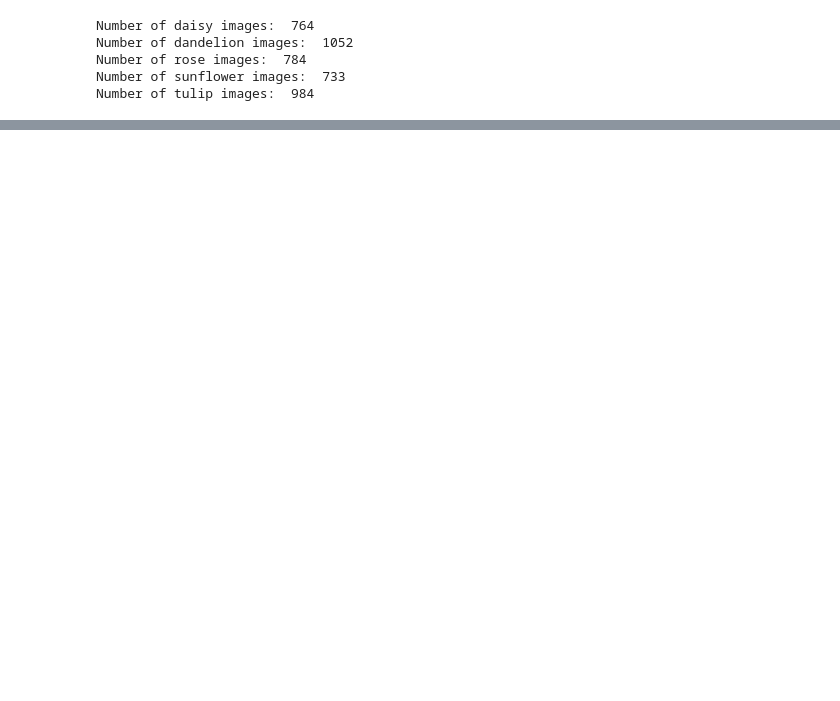
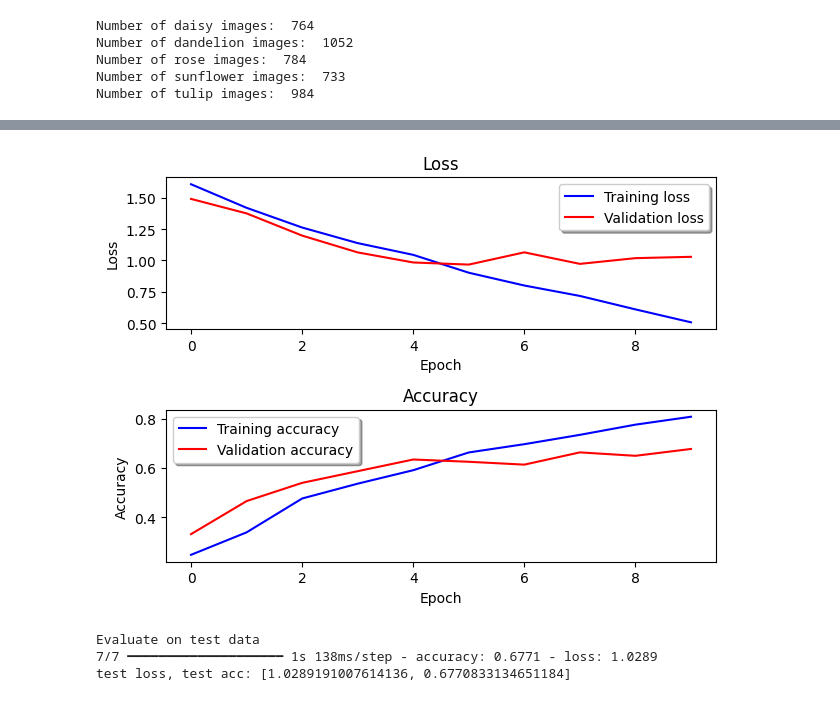
Before and after one commit to Gerryyyyyyyyyyy/ds-practice, a Jupyter notebook: 02-iris/iris_flower.ipynb, the cells around one changed output, grey strips where cells are left out. Drawn from its saved outputs; the diff is of its cells as text; code cells hidden in the pictures; blank space fills up the shorter version.

```diff
--- a/02-iris/iris_flower.ipynb
+++ b/02-iris/iris_flower.ipynb
@@ -36,0 +82,19 @@ Number of tulip images:  984
+# %%
+# Label encoding the target variable (Tulip, Rose, Sunflower, Dandelion, Daisy into 0, 1, 2, 3, 4)
+label_encoder = LabelEncoder()
+Y = label_encoder.fit_transform(Y)
+
+# Convert the labels to categorical format
+Y = to_categorical(Y, num_classes=5)
+
+# Convert the features and labels to numpy arrays
+X = np.array(X)
+X = X / 255.0  # Normalize the pixel values to [0, 1]
+# %%
+# Split the dataset into training and testing sets
+x_train, x_test, y_train, y_test = train_test_split(X, Y, test_size=0.2, random_state=42)
+
+print("x_train shape: ", x_train.shape)
+print("x_test shape: ", x_test.shape)
+print("y_train shape: ", y_train.shape)
+print("y_test shape: ", y_test.shape)
@@ -36,0 +198,31 @@ Number of tulip images:  984
+# %%
+# Plot the loss and accuracy curves for training and validation
+fig, ax = plt.subplots(2, 1)
+
+ax[0].plot(history.history['loss'], color='b', label="Training loss")
+ax[0].plot(history.history['val_loss'], color='r', label="Validation loss")
+ax[0].legend(loc='best', shadow=True)
+ax[0].set_title("Loss")
+ax[0].set_xlabel("Epoch")
+ax[0].set_ylabel("Loss")
+
+ax[1].plot(history.history['accuracy'], color='b', label="Training accuracy")
+ax[1].plot(history.history['val_accuracy'], color='r', label="Validation accuracy")
+ax[1].legend(loc='best', shadow=True)
+ax[1].set_title("Accuracy")
+ax[1].set_xlabel("Epoch")
+ax[1].set_ylabel("Accuracy")
+
+plt.tight_layout()
+plt.show()
+# %% [output]
+[figure, added]
+# %%
+# Evaluate the model on the test data using `evaluate`
+print("Evaluate on test data")
+results = model.evaluate(x_test, y_test, batch_size=128)
+print("test loss, test acc:", results)
+# %% [output]
+Evaluate on test data
+7/7 ━━━━━━━━━━━━━━━━━━━━ 1s 138ms/step - accuracy: 0.6771 - loss: 1.0289
+test loss, test acc: [1.0289191007614136, 0.6770833134651184]
```
Also changed, not shown: parts of 13 cells of this notebook, 2 other files.
